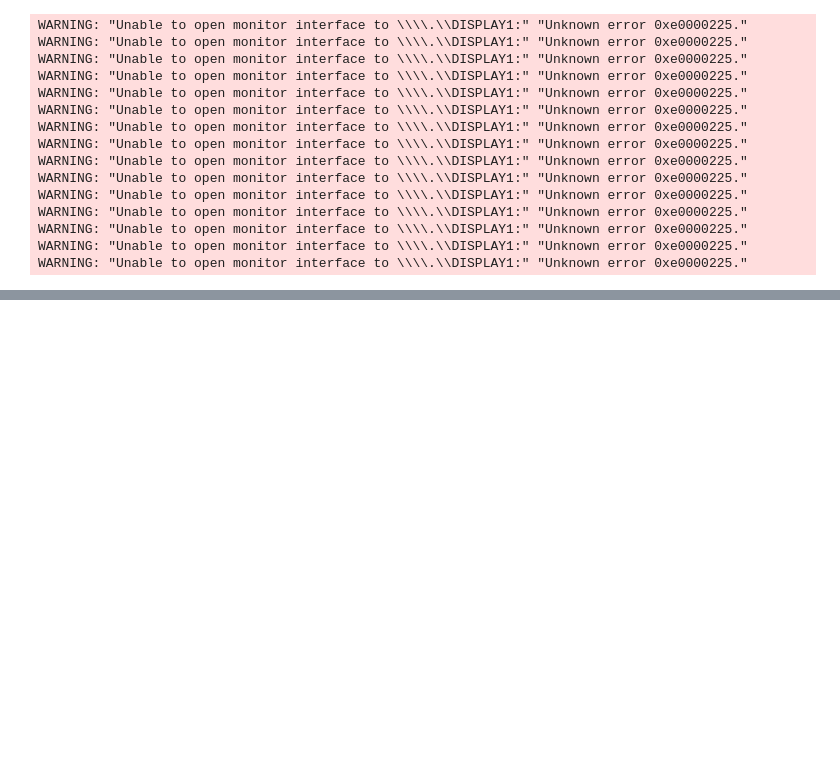
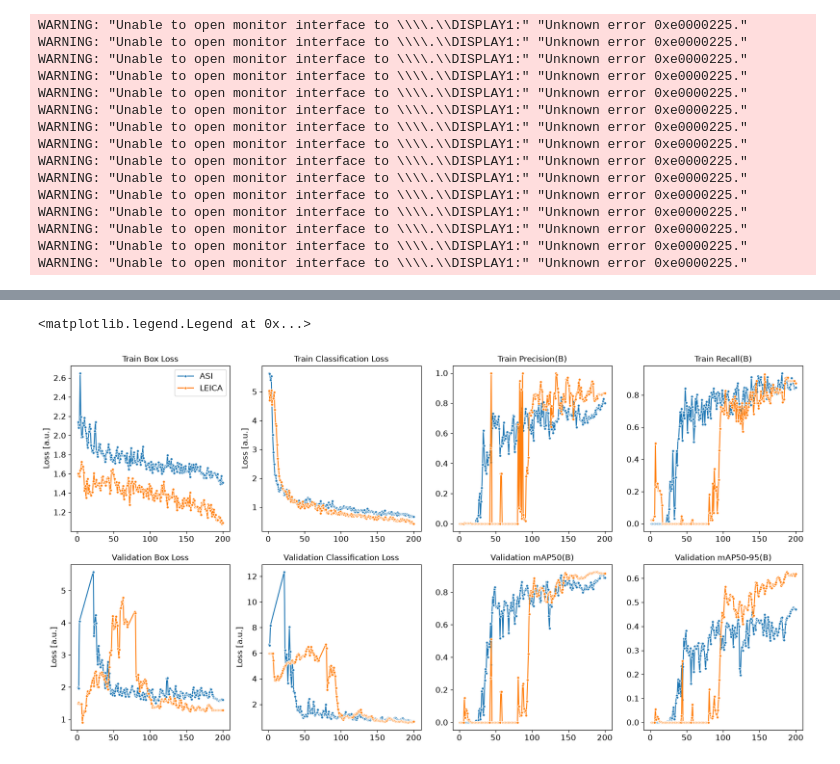
Before and after one commit to BCF-MPI-CBG/autoSCAPE, a Jupyter notebook: docs/notebooks/paper_screenshots.ipynb, the cells around one changed output, grey strips where cells are left out. Drawn from its saved outputs; the diff is of its cells as text; code cells hidden in the pictures; blank space fills up the shorter version.

```diff
--- a/docs/notebooks/paper_screenshots.ipynb
+++ b/docs/notebooks/paper_screenshots.ipynb
@@ -331,0 +444,3 @@ WARNING: "Unable to open monitor interface to \\\\.\\DISPLAY1:" "Unknown error 0
+# %%
+df_yolo_ASI = pd.read_csv(os.path.join(root, "train-6_YOLO_ASI", "results.csv"))
+df_yolo_LEICA = pd.read_csv(os.path.join(root, "train-11_YOLO_LEICA", "results.csv"))
@@ -331,0 +472,47 @@ WARNING: "Unable to open monitor interface to \\\\.\\DISPLAY1:" "Unknown error 0
+# %%
+fig, axes = plt.subplots(2, 4, figsize=(20, 10))
+
+sns.lineplot(data=df_yolo_ASI, x="epoch", y="train/box_loss", ax=axes[0, 0], label="ASI", marker="o", legend=False, markersize=4)
+sns.lineplot(data=df_yolo_LEICA, x="epoch", y="train/box_loss", ax=axes[0, 0], label="LEICA", marker="o", legend=False, markersize=4)
+sns.lineplot(data=df_yolo_ASI, x="epoch", y="train/cls_loss", ax=axes[0, 1], label="ASI", marker="o", legend=False, markersize=4)
+sns.lineplot(data=df_yolo_LEICA, x="epoch", y="train/cls_loss", ax=axes[0, 1], label="LEICA", marker="o", legend=False, markersize=4)
+sns.lineplot(data=df_yolo_ASI, x="epoch", y="metrics/precision(B)", ax=axes[0, 2], label="ASI", marker="o", legend=False, markersize=4)
+sns.lineplot(data=df_yolo_LEICA, x="epoch", y="metrics/precision(B)", ax=axes[0, 2], label="LEICA", marker="o", legend=False, markersize=4)
+sns.lineplot(data=df_yolo_ASI, x="epoch", y="metrics/recall(B)", ax=axes[0, 3], label="ASI", marker="o", legend=False, markersize=4)
+sns.lineplot(data=df_yolo_LEICA, x="epoch", y="metrics/recall(B)", ax=axes[0, 3], label="LEICA", marker="o", legend=False, markersize=4)
+
+sns.lineplot(data=df_yolo_ASI, x="epoch", y="val/box_loss", ax=axes[1, 0], label="ASI", marker="o", legend=False, markersize=4)
+sns.lineplot(data=df_yolo_LEICA, x="epoch", y="val/box_loss", ax=axes[1, 0], label="LEICA", marker="o", legend=False, markersize=4)
+sns.lineplot(data=df_yolo_ASI, x="epoch", y="val/cls_loss", ax=axes[1, 1], label="ASI", marker="o", legend=False, markersize=4)
+sns.lineplot(data=df_yolo_LEICA, x="epoch", y="val/cls_loss", ax=axes[1, 1], label="LEICA", marker="o", legend=False, markersize=4)
+sns.lineplot(data=df_yolo_ASI, x="epoch", y="metrics/mAP50(B)", ax=axes[1, 2], label="ASI", marker="o", legend=False, markersize=4)
+sns.lineplot(data=df_yolo_LEICA, x="epoch", y="metrics/mAP50(B)", ax=axes[1, 2], label="LEICA", marker="o", legend=False, markersize=4)
+sns.lineplot(data=df_yolo_ASI, x="epoch", y="metrics/mAP50-95(B)", ax=axes[1, 3], label="ASI", marker="o", legend=False, markersize=4)
+sns.lineplot(data=df_yolo_LEICA, x="epoch", y="metrics/mAP50-95(B)", ax=axes[1, 3], label="LEICA", marker="o", legend=False, markersize=4)
+
+axes[0, 0].set_ylabel("Loss [a.u.]", fontsize=fontsize)
+axes[0, 1].set_ylabel("Loss [a.u.]", fontsize=fontsize)
+axes[0, 2].set_ylabel("")
+axes[0, 3].set_ylabel("")
+axes[1, 0].set_ylabel("Loss [a.u.]", fontsize=fontsize)
+axes[1, 1].set_ylabel("Loss [a.u.]", fontsize=fontsize)
+axes[1, 2].set_ylabel("")
+axes[1, 3].set_ylabel("")
+
+axes[0,0].set_title("Train Box Loss", fontsize=fontsize)
+axes[0,1].set_title("Train Classification Loss", fontsize=fontsize)
+axes[0,2].set_title("Train Precision(B)", fontsize=fontsize)
+axes[0,3].set_title("Train Recall(B)", fontsize=fontsize)
+axes[1,0].set_title("Validation Box Loss", fontsize=fontsize)
+axes[1,1].set_title("Validation Classification Loss", fontsize=fontsize)
+axes[1,2].set_title("Validation mAP50(B)", fontsize=fontsize)
+axes[1,3].set_title("Validation mAP50-95(B)", fontsize=fontsize)
+
+for ax in axes.flatten():
+    ax.set_xlabel("", fontsize=fontsize)
+    ax.tick_params(axis='both', which='major', labelsize=fontsize)
+
+axes[0,0].legend(fontsize=fontsize)
+# %% [output]
+<matplotlib.legend.Legend at 0x...>
+[figure, added]
```
Also changed, not shown: parts of 23 cells of this notebook.
